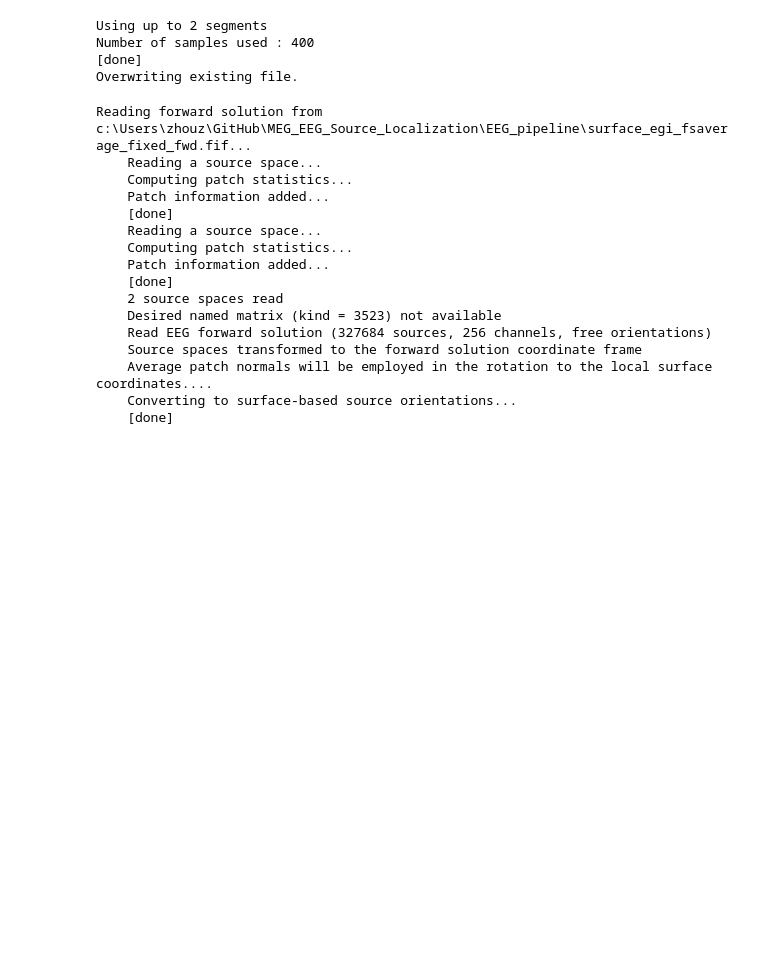
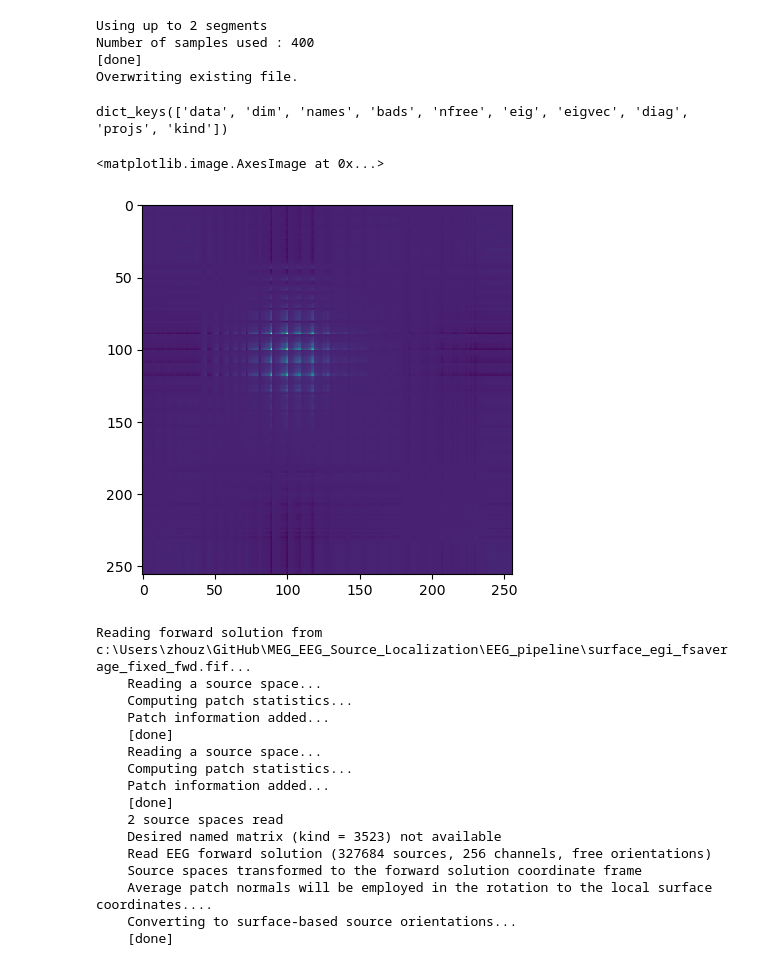
Before and after one commit to zhibinz2/MEG_EEG_Source_Localization, a Jupyter notebook: EEG_pipeline/step3_inv.ipynb, the cells around one changed output. Drawn from its saved outputs; the diff is of its cells as text; code cells hidden in the pictures; blank space fills up the shorter version.

```diff
--- a/EEG_pipeline/step3_inv.ipynb
+++ b/EEG_pipeline/step3_inv.ipynb
@@ -77,6 +76,15 @@ Using up to 2 segments
 Number of samples used : 400
 [done]
 Overwriting existing file.
+# %%
+noise_cov.keys()
+# %% [output]
+dict_keys(['data', 'dim', 'names', 'bads', 'nfree', 'eig', 'eigvec', 'diag', 'projs', 'kind'])
+# %%
+plt.imshow(noise_cov['data'])
+# %% [output]
+<matplotlib.image.AxesImage at 0x...>
+[figure, added]
 # %%
 fwd = mne.read_forward_solution('surface_egi_fsaverage_fixed_fwd.fif')
 mne.convert_forward_solution(fwd, surf_ori=True, copy=False)
```
Also changed, not shown: parts of 2 cells of this notebook, 7 other files.
